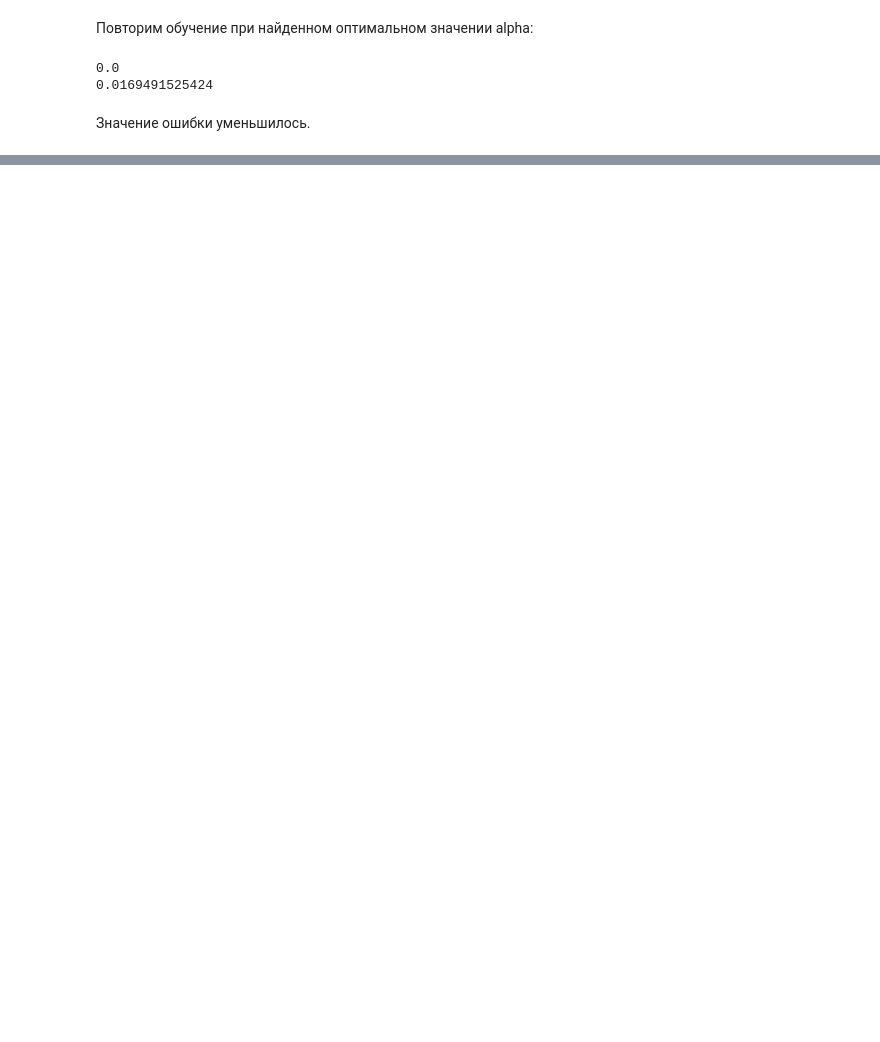
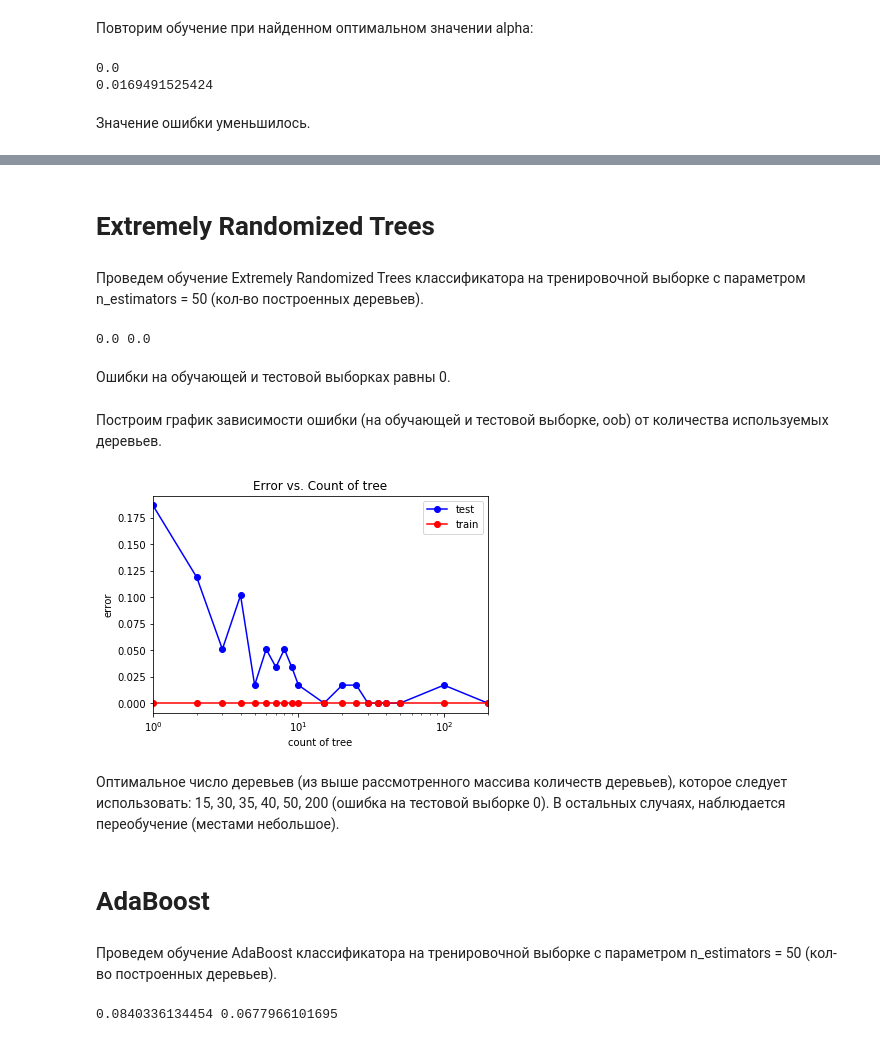
Before and after one commit to ipolyak/Data-Analysis, a Jupyter notebook: wine-analysis.ipynb, the cells around one changed output, grey strips where cells are left out. Saved outputs shown, nothing was run; the diff lists cells and outputs as text; code cells hidden in the pictures; blank space fills up the shorter version.

```diff
--- a/wine-analysis.ipynb
+++ b/wine-analysis.ipynb
@@ -679,0 +724,57 @@ pass
+# %% [markdown]
+# Extremely Randomized Trees
+# %% [markdown]
+Проведем обучение Extremely Randomized Trees классификатора на тренировочной выборке с параметром n_estimators = 50 (кол-во построенных деревьев).
+# %%
+ert = ensemble.ExtraTreesClassifier(n_estimators = 50)
+ert.fit(X_train, y_train)
+
+err_train = np.mean(y_train != ert.predict(X_train))
+err_test  = np.mean(y_test  != ert.predict(X_test))
+
+print(err_train, err_test)
+# %% [output]
+0.0 0.0
+# %% [markdown]
+Ошибки на обучающей и тестовой выборках равны 0.
+# %% [markdown]
+Построим график зависимости ошибки (на обучающей и тестовой выборке, oob) от количества используемых деревьев.
+# %%
+tree_arr = (1, 2, 3, 4, 5, 6, 7, 8, 9, 10, 15, 20, 25, 30, 35, 40, 50, 100, 200)
+test_err = []
+train_err = []
+for tree in tree_arr:
+    ert = ensemble.ExtraTreesClassifier(tree)
+    ert.fit(X_train, y_train)
+
+    y_train_pred = ert.predict(X_train)
+    y_test_pred = ert.predict(X_test)
+    train_err.append(np.mean(y_train != y_train_pred))
+    test_err.append(np.mean(y_test != y_test_pred))
+
+plt.semilogx(tree_arr, test_err, 'b-o', label = 'test')
+plt.semilogx(tree_arr, train_err, 'r-o', label = 'train')
+plt.xlim([np.min(tree_arr), np.max(tree_arr)])
+plt.title('Error vs. Count of tree')
+plt.xlabel('count of tree')
+plt.ylabel('error')
+plt.legend()
+pass
+# %% [output]
+[figure, added]
+# %% [markdown]
+Оптимальное число деревьев (из выше рассмотренного массива количеств деревьев), которое следует использовать: 15, 30, 35, 40, 50, 200 (ошибка на тестовой выборке 0). В остальных случаях, наблюдается переобучение (местами небольшое).
+# %% [markdown]
+# AdaBoost
+# %% [markdown]
+Проведем обучение AdaBoost классификатора на тренировочной выборке с параметром n_estimators = 50 (кол-во построенных деревьев).
+# %%
+ab = ensemble.AdaBoostClassifier(n_estimators = 50)
+ab.fit(X_train, y_train)
+
+err_train = np.mean(y_train != ab.predict(X_train))
+err_test = np.mean(y_test != ab.predict(X_test))
+
+print(err_train, err_test)
+# %% [output]
+0.0840336134454 0.0677966101695
```
Also changed, not shown: parts of 28 cells of this notebook.
